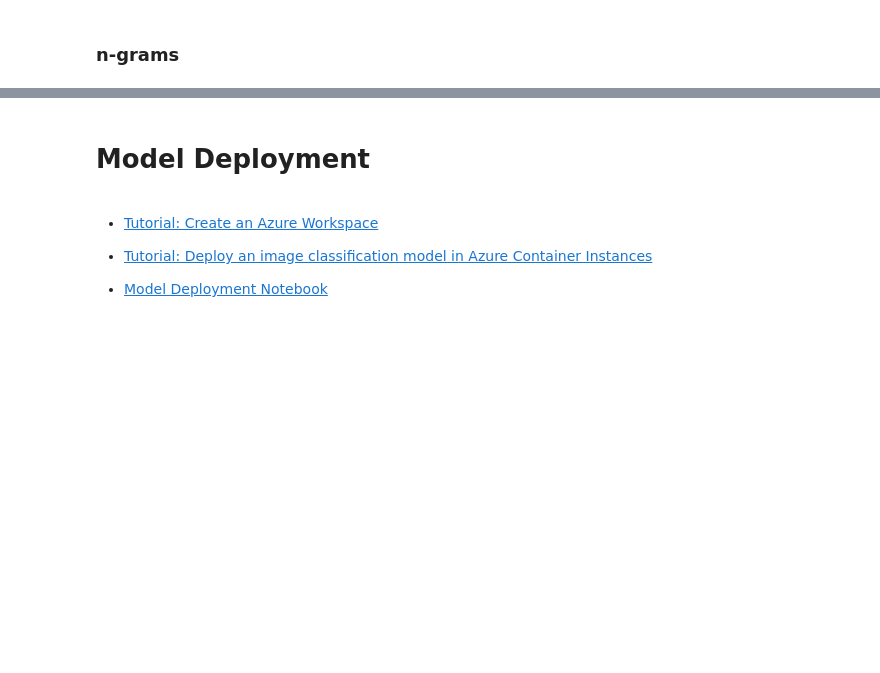
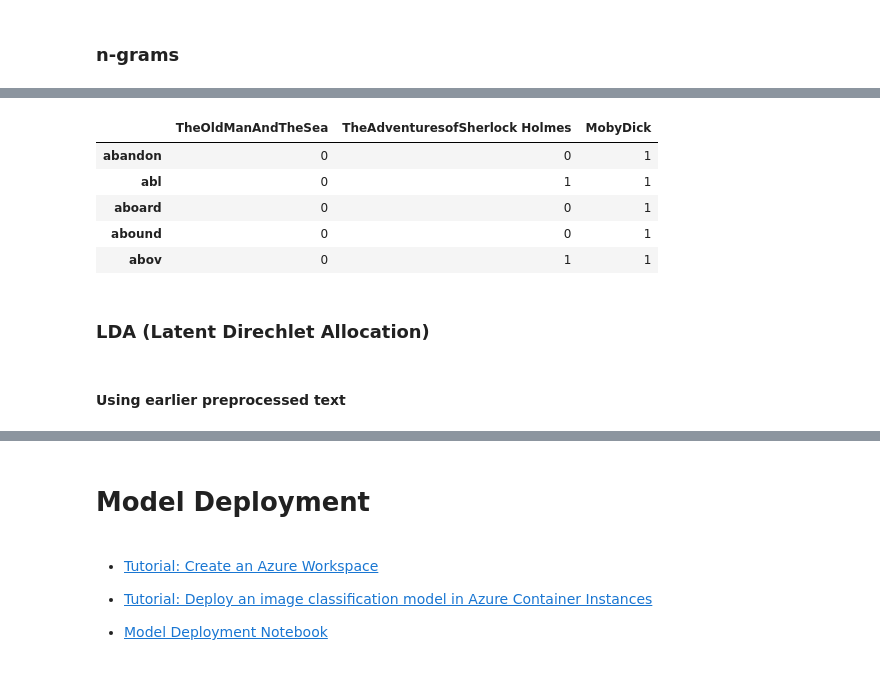
Before and after one commit to ebharucha/Misc, a Jupyter notebook: Cheat Sheet.ipynb, the cells around one changed output, grey strips where cells are left out. Cells and saved outputs as stored; diff of their text form; code cells hidden in the pictures; blank space fills up the shorter version.

```diff
--- a/Cheat Sheet.ipynb
+++ b/Cheat Sheet.ipynb
@@ -921,7 +872,7 @@ import nltk
 # nltk.download()
 # from nltk.book import *
 # %%
-with open ('data/OldManAndTheSea.txt', 'r') as f:
+with open ('data/TheOldManAndTheSea.txt', 'r') as f:
     book_txt = f.read()
 
 book_txt = book_txt.lower()
@@ -1218,0 +1208,12 @@ print(model.predict(vect.transform(['not an issue, phone is working',
+# %%
+# Construct a TDM (term-document matrix), which is one of the required inputs
+
+data_tdm = data_dtm.transpose()
+data_tdm.head()
+# %% [output]
+|  | TheOldManAndTheSea | TheAdventuresofSherlock Holmes | MobyDick |
+| abandon | 0 | 0 | 1 |
+| abl | 0 | 1 | 1 |
+| aboard | 0 | 0 | 1 |
+| abound | 0 | 0 | 1 |
+| abov | 0 | 1 | 1 |
@@ -1218,0 +1232,4 @@ print(model.predict(vect.transform(['not an issue, phone is working',
+# %% [markdown]
+### LDA (Latent Direchlet Allocation)
+# %% [markdown]
+#### Using earlier preprocessed text
```
Also changed, not shown: parts of 78 cells of this notebook, 9 other files.
